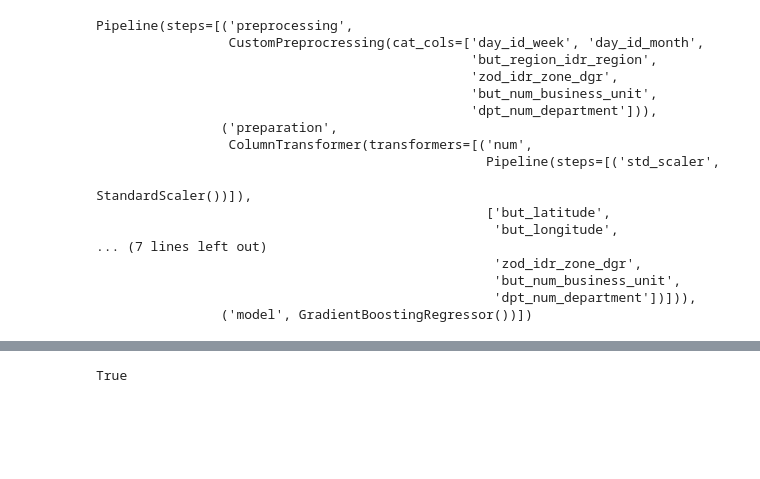
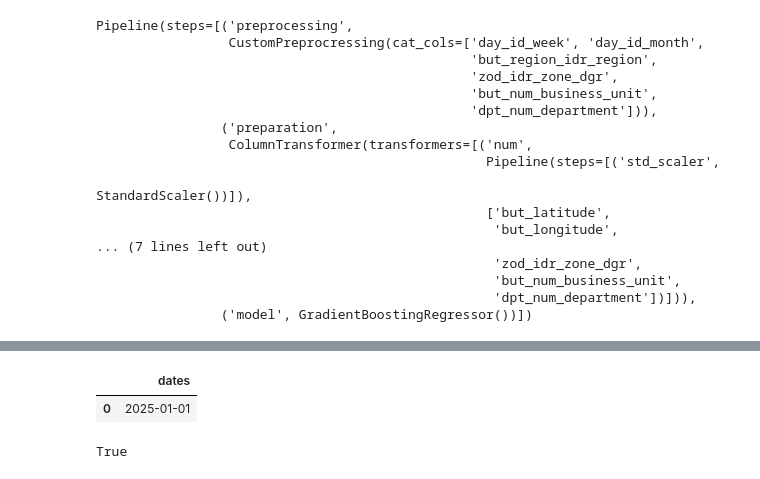
Before and after one commit to miguelmayhem92/mle_decathlon, a Jupyter notebook: modules/inference/test.ipynb, the cells around one changed output, grey strips where cells are left out. Drawn from its saved outputs; the diff is of its cells as text; code cells hidden in the pictures; blank space fills up the shorter version.

```diff
--- a/modules/inference/test.ipynb
+++ b/modules/inference/test.ipynb
@@ -71,3 +99,10 @@ df_test_feat = pd.merge(df_test, df_bu_feat, how="left", on = "but_num_business_
+# %%
+df = pd.DataFrame({"dates":["2025-01-01"]})
+df["dates"] = pd.to_datetime(df["dates"])
+df
+# %% [output]
+|  | dates |
+| 0 | 2025-01-01 |
 # %%
 y_pred = model.predict(df_test_feat)
 # %%
```
Also changed, not shown: parts of 9 cells of this notebook, 11 other files.
